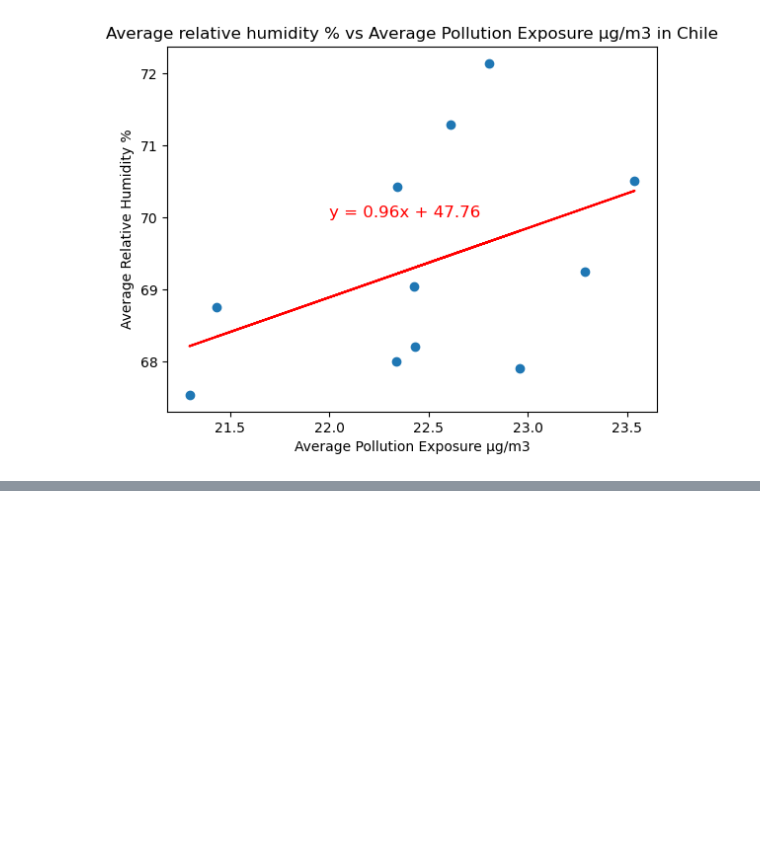
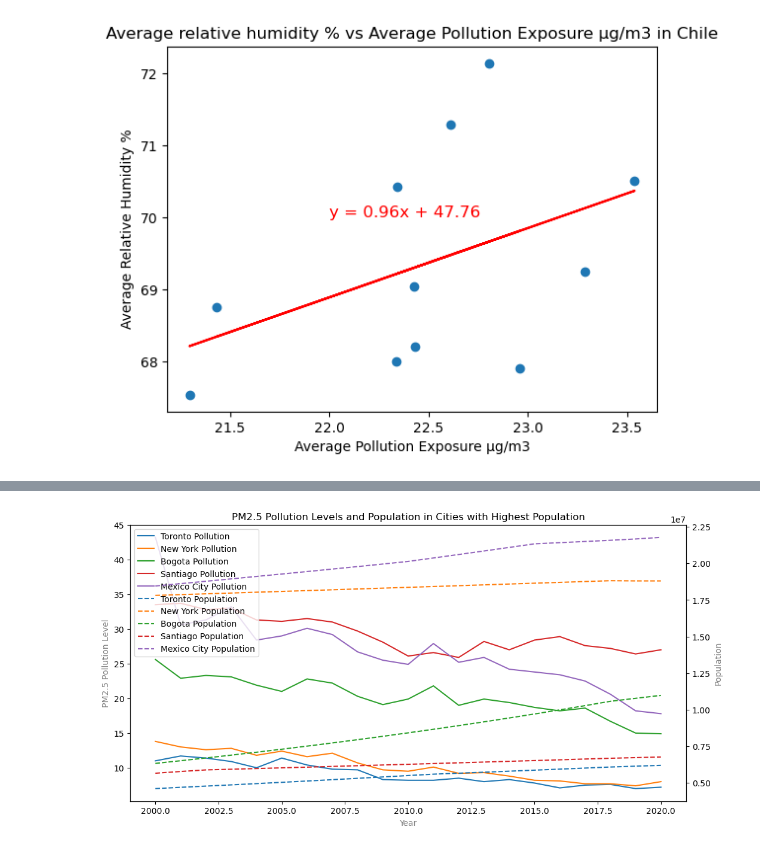
Before and after one commit to DiegoMartorell1620/Project1_Team7, a Jupyter notebook: Project 1 - Team 7.ipynb, the cells around one changed output, grey strips where cells are left out. Cells and saved outputs as stored; diff of their text form; code cells hidden in the pictures; blank space fills up the shorter version.

```diff
--- a/Project 1 - Team 7.ipynb
+++ b/Project 1 - Team 7.ipynb
@@ -3606,0 +3909,57 @@ The p-value is: 0.1829726149677155
+# %%
+# Creating a DataFrame with population and pollution data for multiple cities over the years
+selected_df = {
+    "Year": [2000, 2001, 2002, 2003, 2004, 2005, 2006, 2007, 2008, 2009, 2010, 2011, 2012, 2013, 2014, 2015, 2016, 2017, 2018, 2019, 2020],
+    "Toronto_population": [4607000, 4694000, 4777000, 4861000, 4948000, 5035000, 5125000, 5216000, 5309000, 5403000, 5499000, 5593000, 5660000, 5728000, 5797000, 5867000, 5938000, 6010000, 6082000, 6139000, 6197000],
+    "New York_population": [17813000, 17868000, 17922000, 17977000, 18032000, 18087000, 18142000, 18198000, 18254000, 18309000, 18365000, 18421000, 18478000, 18534000, 18591000, 18648000, 18705000, 18762000, 18819000, 18805000, 18804000],
+    "Bogota_population": [6329000, 6512000, 6701000, 6894000, 7094000, 7299000, 7510000, 7727000, 7951000, 8181000, 8418000, 8661000, 8912000, 9170000, 9435000, 9708000, 9989000, 10278000, 10574000, 10779000, 10978000],
+    "Santiago_population": [5658000, 5777000, 5884000, 5930000, 5978000, 6025000, 6073000, 6122000, 6171000, 6220000, 6269000, 6319000, 6370000, 6420000, 6472000, 6523000, 6575000, 6628000, 6680000, 6724000, 6767000],
+    "Mexico City_population": [18457000, 18618000, 18780000, 18944000, 19110000, 19276000, 19444000, 19614000, 19785000, 19958000, 20137000, 20372000, 20610000, 20850000, 21094000, 21340000, 21420000, 21500000, 21581000, 21672000, 21782000],
+    "Toronto_pollution": [11.0, 11.7, 11.4, 10.9, 10.0, 11.4, 10.4, 9.8, 9.7, 8.3, 8.2, 8.2, 8.5, 8.0, 8.3, 7.8, 7.1, 7.5, 7.6, 7.0, 7.2],
+    "New York_pollution": [13.8, 13.0, 12.6, 12.8, 11.8, 12.4, 11.6, 12.1, 10.7, 9.7, 9.5, 10.1, 9.2, 9.3, 8.8, 8.2, 8.1, 7.7, 7.7, 7.4, 8.0],
+    "Bogota_pollution": [25.6, 22.9, 23.3, 23.1, 21.9, 21.0, 22.8, 22.2, 20.3, 19.1, 19.9, 21.8, 19.0, 19.9, 19.4, 18.7, 18.2, 18.6, 16.7, 15.0, 14.9],
+    "Santiago_pollution": [33.5, 33.7, 32.8, 33.0, 31.3, 31.1, 31.5, 31.0, 29.7, 28.1, 26.1, 26.6, 25.9, 28.2, 27.0, 28.4, 28.9, 27.6, 27.2, 26.4, 27.0],
+    "Mexico City_pollution": [43.2, 30.6, 31.3, 33.2, 28.4, 29.0, 30.1, 29.2, 26.7, 25.5, 24.9, 27.9, 25.2, 25.9, 24.2, 23.8, 23.4, 22.5, 20.6, 18.2, 17.8]
+}
+
+# Create a DataFrame with selected data
+pollution_population_df = pd.DataFrame(selected_df)
+# %%
+# List of cities with the highest population and pollution
+cities = ['Toronto', 'New York', 'Bogota', 'Santiago', 'Mexico City']
+
+# Plot pollution for each city
+fig, ax1 = plt.subplots(figsize=(12, 6))
+
+# Create a secondary y-axis to plot population
+ax2 = ax1.twinx()
+
+# Iterate over each city to plot pollution and population data
+for city in cities:
+
+    # Plot pollution data for the current city on the primary y-axis (ax1)
+    ax1.plot(pollution_population_df['Year'], pollution_population_df[f'{city}_pollution'], label=f'{city} Pollution', linestyle='-')
+
+    # Plot population data for the current city on the secondary y-axis (ax2)
+    ax2.plot(pollution_population_df['Year'], pollution_population_df[f'{city}_population'], label=f'{city} Population', linestyle='--')
+
+# Set labels for x-axis and y-axes
+ax1.set_xlabel('Year', color = 'grey')
+ax1.set_ylabel('PM2.5 Pollution Level', color='grey')
+ax2.set_ylabel('Population', color='grey')
+
+# Set title for the plot
+ax1.set_title('PM2.5 Pollution Levels and Population in Cities with Highest Population')
+
+# Combine legends from both axes into a single legend
+lines1, labels1 = ax1.get_legend_handles_labels()
+lines2, labels2 = ax2.get_legend_handles_labels()
+ax1.legend(lines1 + lines2, labels1 + labels2, loc='upper left')
+
+# Save the figure
+plt.savefig("Resources/Fig3.png")
+
+# Display the plot
+plt.show()
+# %% [output]
+[figure, added]
```
Also changed, not shown: parts of 34 cells of this notebook.
